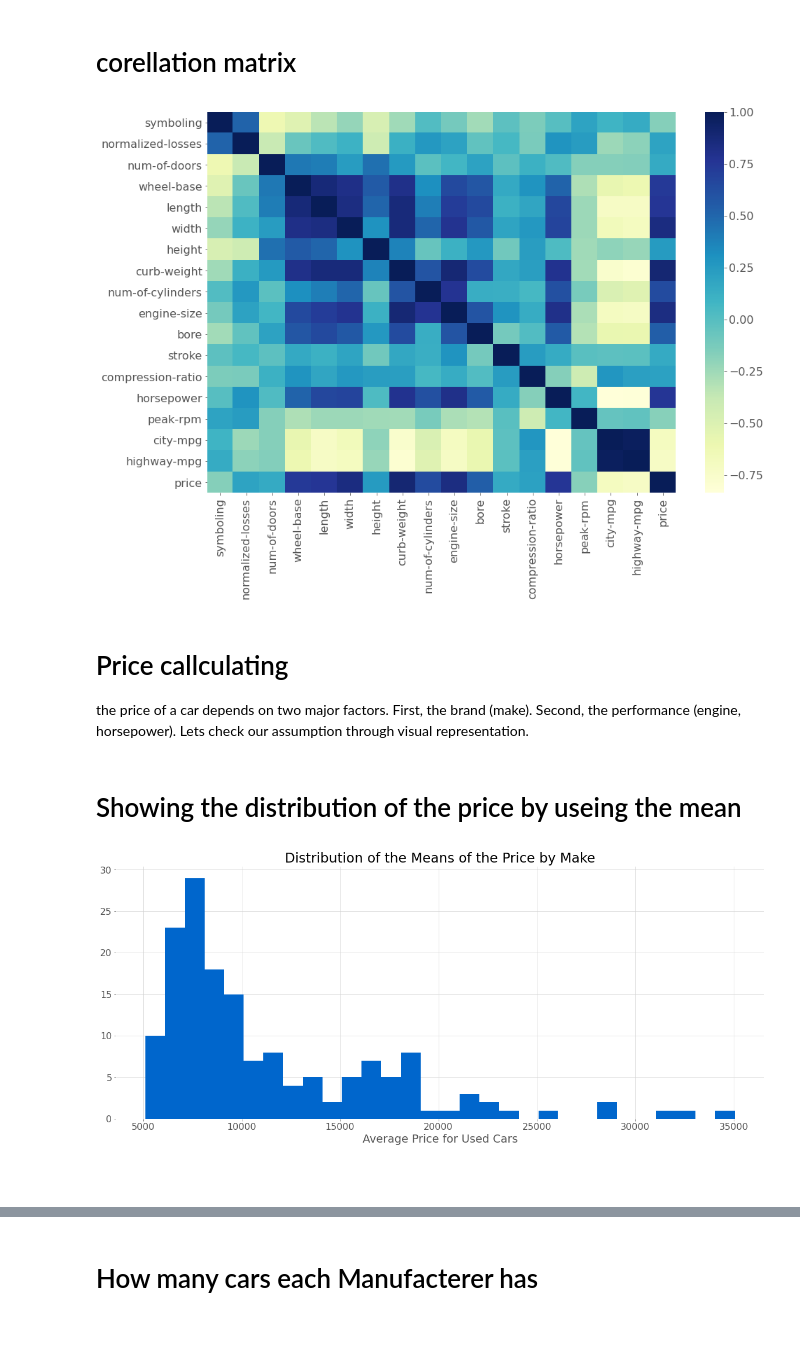
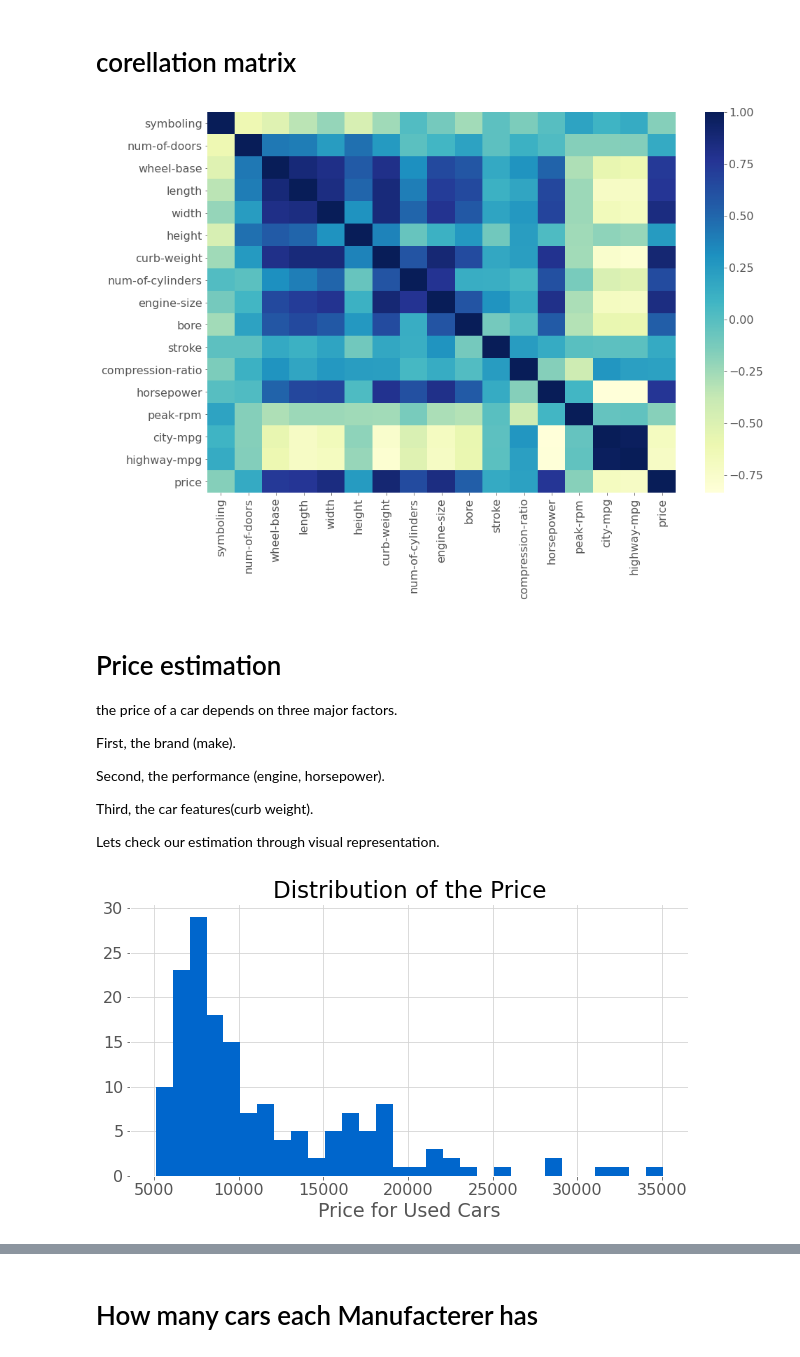
Before and after one commit to marwahfaraj/Automobile_Price_Prediction, a Jupyter notebook: unfinished_car.ipynb, the cells around one changed output, grey strips where cells are left out. Cells and saved outputs as stored; diff of their text form; code cells hidden in the pictures; blank space fills up the shorter version.

```diff
--- a/unfinished_car.ipynb
+++ b/unfinished_car.ipynb
@@ -258,7 +259,7 @@ automobile.head(50)
 # %% [markdown]
 I found the coloumne it has the most nan values is normalized-losses and decided to pop it out and then drop the null value from the table
 # %%
-# automobile.pop('normalized-losses')
+automobile.pop('normalized-losses')
 automobile.info()
 # %% [output]
 <class 'pandas.core.frame.DataFrame'>
@@ -368,23 +370,25 @@ automobile.describe().round(2).T
 # corellation matrix
 # %%
 plt.figure(figsize = (15,10))
-sns.heatmap(automobile.corr(),annot = False, cmap='YlGnBu');
+sns.heatmap(automobile.corr(),annot =False, cmap='YlGnBu');
 # %% [output]
-[figure, old version]
+[figure, new version]
 # %% [markdown]
-# Price callculating
-the price of a car depends on two major factors.
-First, the brand (make). Second, the performance (engine, horsepower).
-Lets check our assumption through visual representation.
+# Price estimation
+the price of a car depends on three major factors.
+
+First, the brand (make).
+
+Second, the performance (engine, horsepower).
+
+Third, the car features(curb weight).
+
+Lets check our estimation through visual representation.
-# %% [markdown]
-# Showing the distribution of the price by useing the mean
 # %%
-automobile.groupby('make').mean().round(2).T
+# automobile.groupby('make').mean().round(2).T
 fig, ax=plt.subplots()
 ax.hist(automobile.price, color='#0066cc', bins=30)
-ax.set_title('Distribution of the Means of the Price by Make')
-ax.set_xlabel("Average Price for Used Cars");
+ax.set_title('Distribution of the Price')
+ax.set_xlabel("Price for Used Cars");
 # %% [output]
-[figure, old version]
+[figure, new version]
-# %% [markdown]
-#
```
Also changed, not shown: parts of 53 cells of this notebook.
